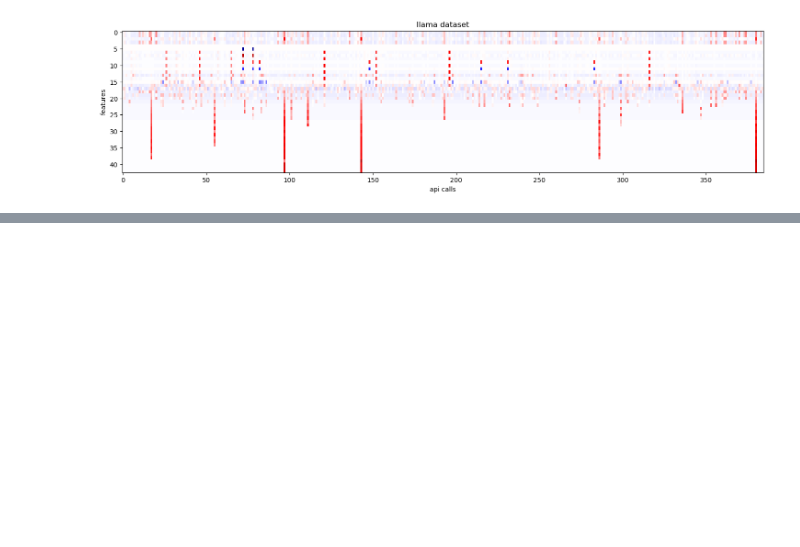
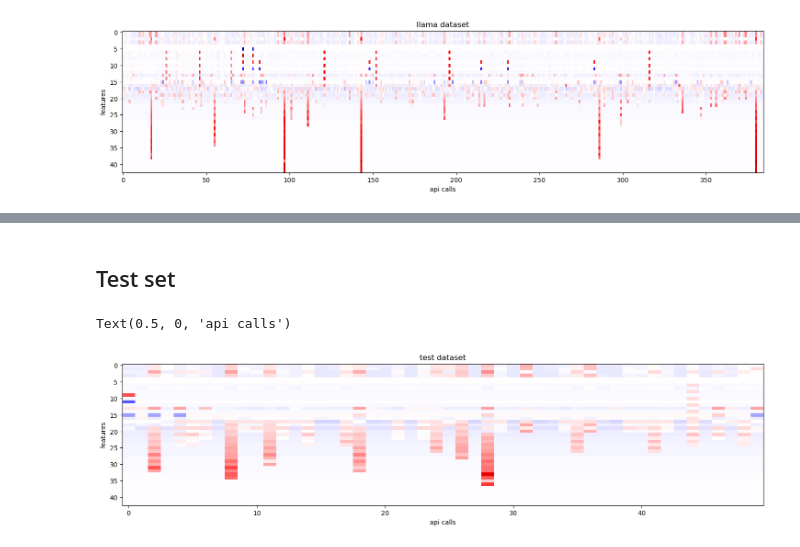
Before and after one commit to noise-course/course-project-zroe1, a Jupyter notebook: main.ipynb, the cells around one changed output, grey strips where cells are left out. Saved outputs shown, nothing was run; the diff lists cells and outputs as text; code cells hidden in the pictures; blank space fills up the shorter version.

Commit message:
success on test set

```diff
--- a/main.ipynb
+++ b/main.ipynb
@@ -611,0 +616,25 @@ tensor(0.0048)
+# %% [markdown]
+## Test set
+# %%
+test_df = pd.read_csv("pcaps/test.csv", encoding='latin-1')
+
+with open('src/test.json', 'r') as f: test_labels = json.load(f)
+test_segments = split_df_into_api_segments(test_df, open_router_ips)
+
+test_data = torch.zeros(len(test_segments), 43)
+
+for i, s in enumerate(test_segments):
+    test_data[i] = process_api_df_into_tensor(s)
+
+test_data = (test_data - train_mean)/ train_std
+
+t_completion_y, t_prompt_y, t_costs_y = get_labels([test_labels])
+# %%
+plt.figure(figsize=(18, 4))
+plt.title('test dataset')
+plt.imshow(test_data.T, aspect='auto', cmap="seismic", vmin=vmin, vmax=vmax)
+plt.ylabel('features')
+plt.xlabel('api calls')
+# %% [output]
+Text(0.5, 0, 'api calls')
+[figure, added]
```
Also changed, not shown: parts of 14 cells of this notebook.
